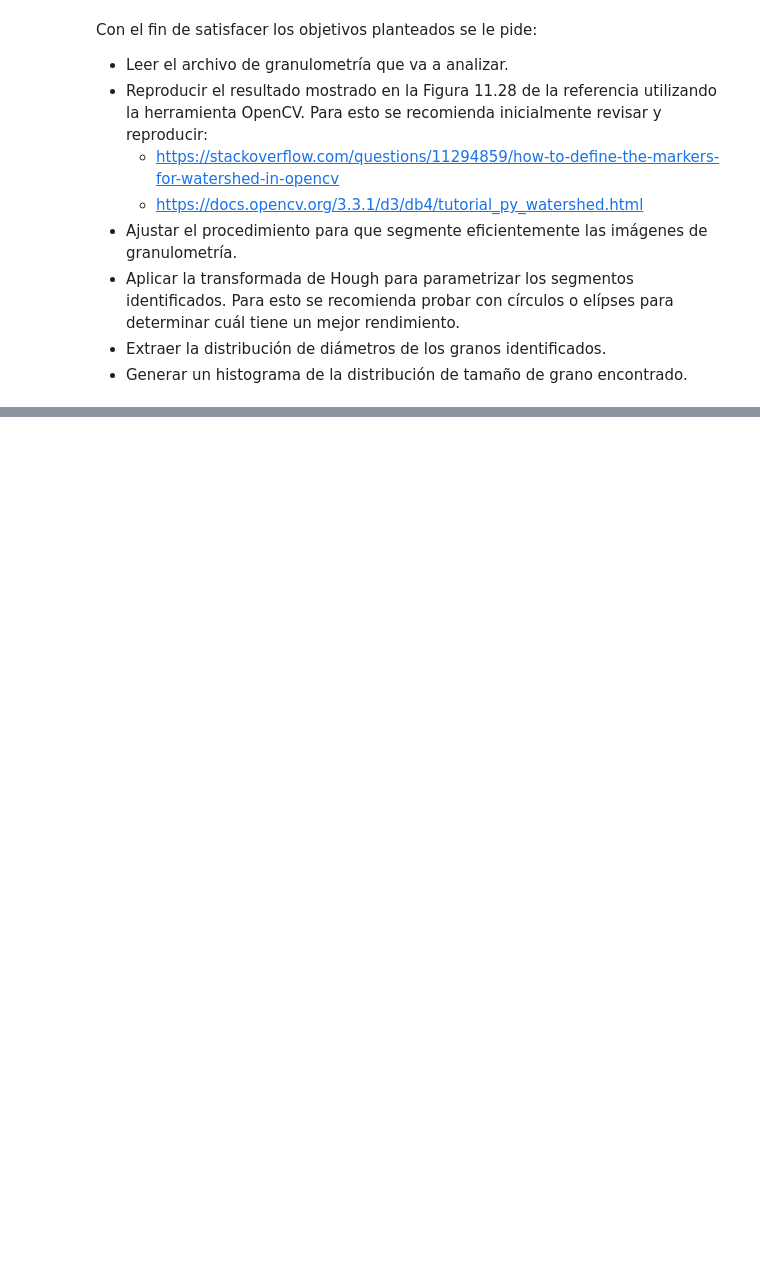
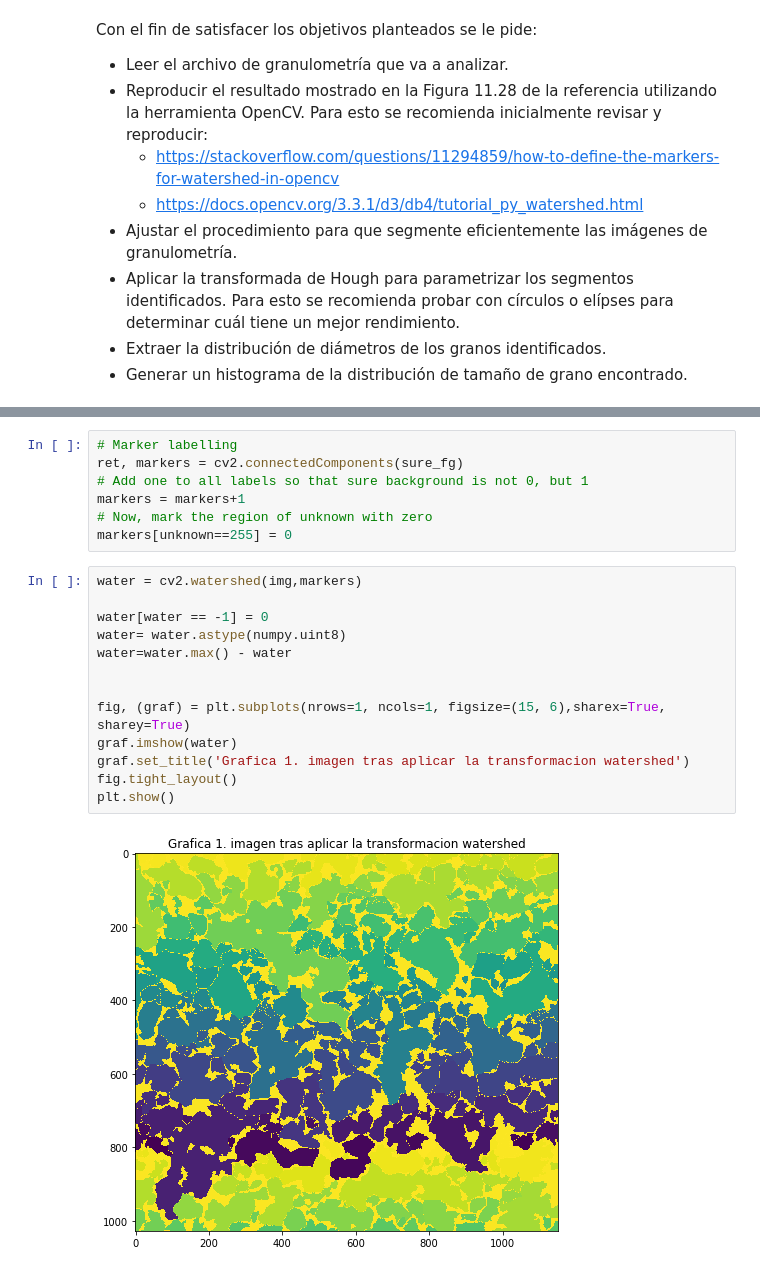
Before and after one commit to ChristianABJ/Herramientas_Computacionales_IMEC3602, a Jupyter notebook: analisis_imagenes/granulometria.ipynb, the cells around one changed output, grey strips where cells are left out. Drawn from its saved outputs; the diff is of its cells as text; blank space fills up the shorter version.

```diff
--- a/analisis_imagenes/granulometria.ipynb
+++ b/analisis_imagenes/granulometria.ipynb
@@ -60,0 +84,22 @@ error: C:\projects\opencv-python\opencv\modules\imgproc\src\distransform.cpp:737
+# %%
+# Marker labelling
+ret, markers = cv2.connectedComponents(sure_fg)
+# Add one to all labels so that sure background is not 0, but 1
+markers = markers+1
+# Now, mark the region of unknown with zero
+markers[unknown==255] = 0
+# %%
+water = cv2.watershed(img,markers)
+
+water[water == -1] = 0
+water= water.astype(numpy.uint8)
+water=water.max() - water
+
+
+fig, (graf) = plt.subplots(nrows=1, ncols=1, figsize=(15, 6),sharex=True, sharey=True)
+graf.imshow(water)
+graf.set_title('Grafica 1. imagen tras aplicar la transformacion watershed')
+fig.tight_layout()
+plt.show()
+# %% [output]
+[figure, added]
```
Also changed, not shown: parts of 12 cells of this notebook, 11 other files.
